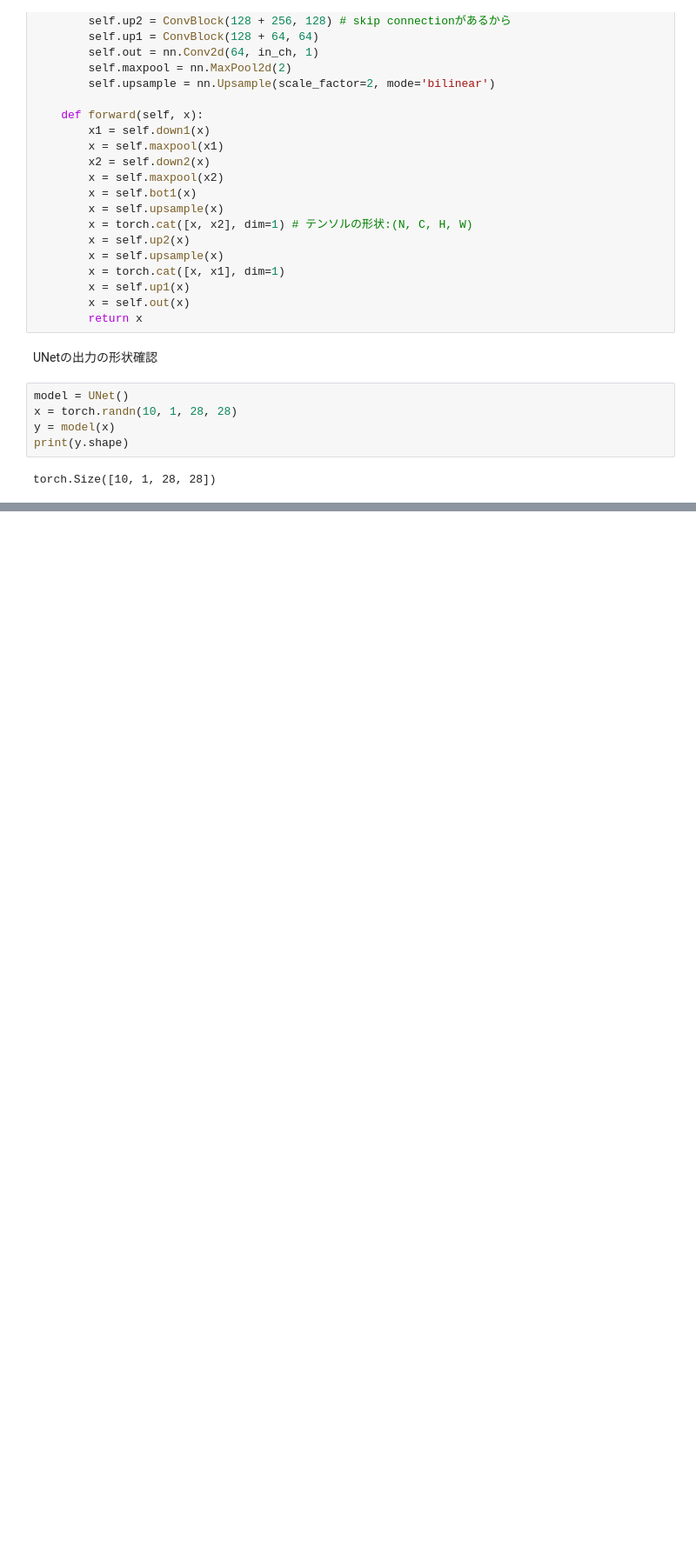
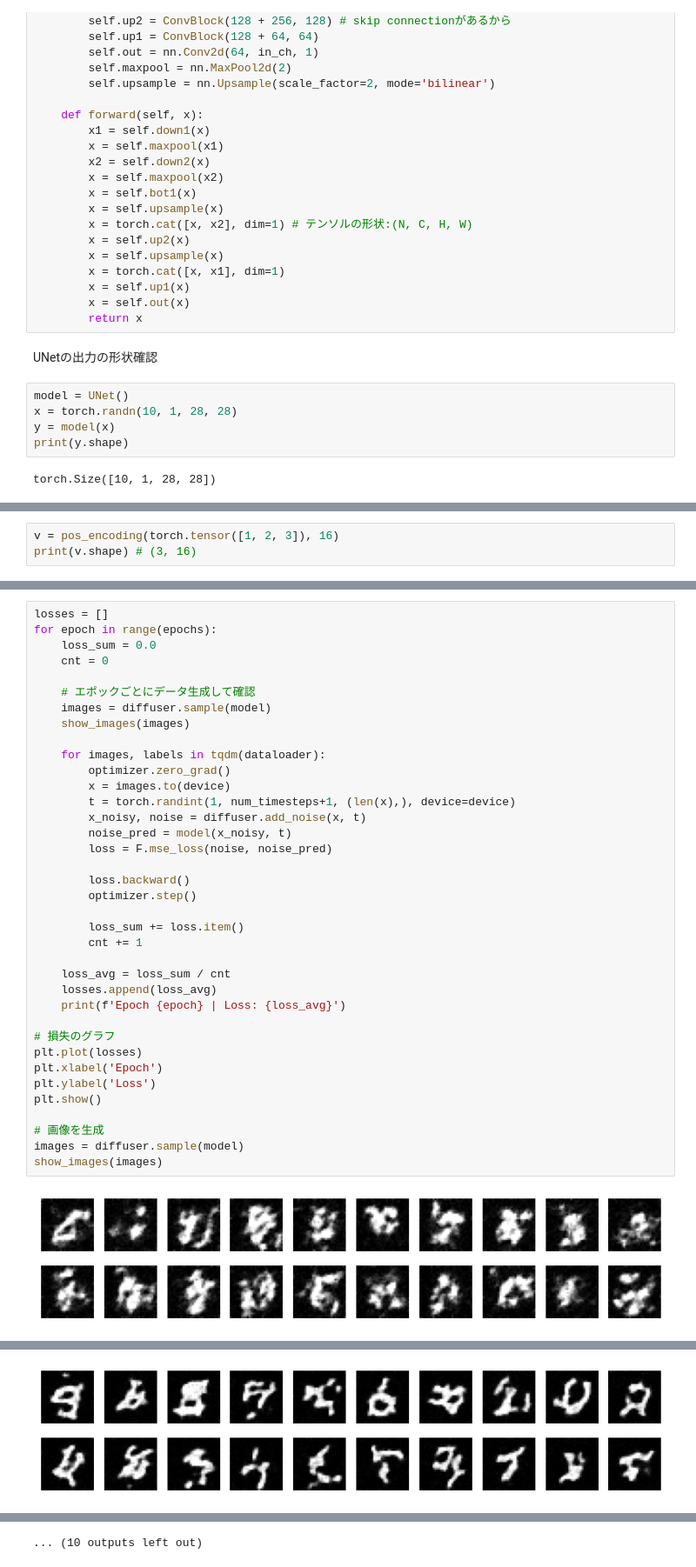
Before and after one commit to msdsm/oreilly-deeplearning-5, a Jupyter notebook: 09/09.ipynb, the cells around one changed output, grey strips where cells are left out. Shown at 87% size. Saved outputs shown, nothing was run; the diff lists cells and outputs as text; blank space fills up the shorter version.

```diff
--- a/09/09.ipynb
+++ b/09/09.ipynb
@@ -62,0 +94,3 @@ torch.Size([10, 1, 28, 28])
+# %%
+v = pos_encoding(torch.tensor([1, 2, 3]), 16)
+print(v.shape) # (3, 16)
@@ -62,0 +448,39 @@ torch.Size([10, 1, 28, 28])
+# %%
+losses = []
+for epoch in range(epochs):
+    loss_sum = 0.0
+    cnt = 0
+
+    # エポックごとにデータ生成して確認
+    images = diffuser.sample(model)
+    show_images(images)
+
+    for images, labels in tqdm(dataloader):
+        optimizer.zero_grad()
+        x = images.to(device)
+        t = torch.randint(1, num_timesteps+1, (len(x),), device=device)
+        x_noisy, noise = diffuser.add_noise(x, t)
+        noise_pred = model(x_noisy, t)
+        loss = F.mse_loss(noise, noise_pred)
+
+        loss.backward()
+        optimizer.step()
+
+        loss_sum += loss.item()
+        cnt += 1
+
+    loss_avg = loss_sum / cnt
+    losses.append(loss_avg)
+    print(f'Epoch {epoch} | Loss: {loss_avg}')
+
+# 損失のグラフ
+plt.plot(losses)
+plt.xlabel('Epoch')
+plt.ylabel('Loss')
+plt.show()
+
+# 画像を生成
+images = diffuser.sample(model)
+show_images(images)
+# %% [output]
+[figure, added]
@@ -62,0 +488 @@ torch.Size([10, 1, 28, 28])
+[figure, added]
@@ -62,0 +498 @@ torch.Size([10, 1, 28, 28])
+... (10 outputs left out)
```
Also changed, not shown: parts of 28 cells of this notebook, 1 other file.
